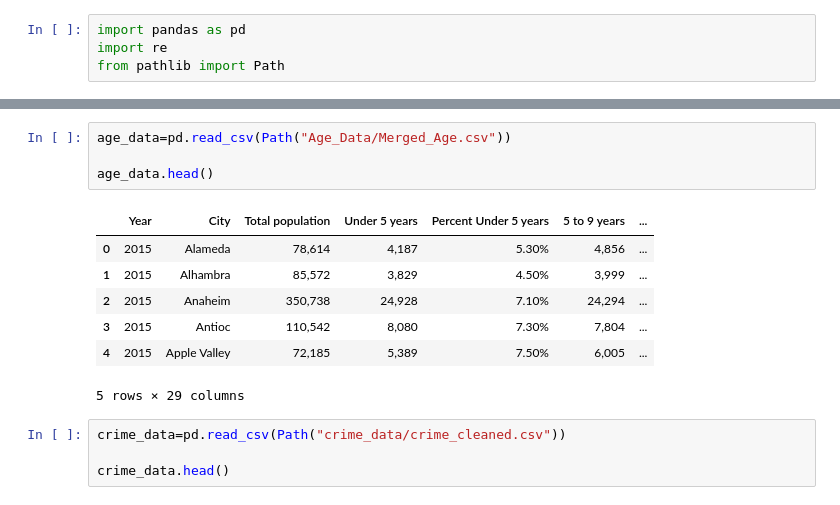
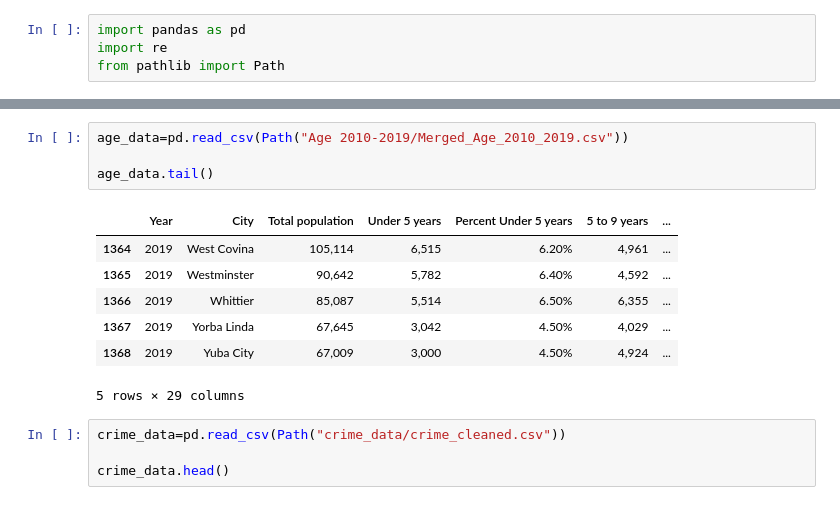
Before and after one commit to eshih22/crime_rate_prediction, a Jupyter notebook: Combine Data.ipynb, the cells around one changed output, grey strips where cells are left out. Cells and saved outputs as stored; diff of their text form.

Commit message:
combined new data

```diff
--- a/Combine Data.ipynb
+++ b/Combine Data.ipynb
@@ -16,14 +16,14 @@ edu_data.head()
 # %%
-age_data=pd.read_csv(Path("Age_Data/Merged_Age.csv"))
+age_data=pd.read_csv(Path("Age 2010-2019/Merged_Age_2010_2019.csv"))
 
-age_data.head()
+age_data.tail()
 # %% [output]
 |  | Year | City | Total population | Under 5 years | Percent Under 5 years | 5 to 9 years | ... |
-| 0 | 2015 | Alameda | 78,614 | 4,187 | 5.30% | 4,856 | ... |
-| 1 | 2015 | Alhambra | 85,572 | 3,829 | 4.50% | 3,999 | ... |
-| 2 | 2015 | Anaheim | 350,738 | 24,928 | 7.10% | 24,294 | ... |
-| 3 | 2015 | Antioc | 110,542 | 8,080 | 7.30% | 7,804 | ... |
-| 4 | 2015 | Apple Valley | 72,185 | 5,389 | 7.50% | 6,005 | ... |
+| 1364 | 2019 | West Covina | 105,114 | 6,515 | 6.20% | 4,961 | ... |
+| 1365 | 2019 | Westminster | 90,642 | 5,782 | 6.40% | 4,592 | ... |
+| 1366 | 2019 | Whittier | 85,087 | 5,514 | 6.50% | 6,355 | ... |
+| 1367 | 2019 | Yorba Linda | 67,645 | 3,042 | 4.50% | 4,029 | ... |
+| 1368 | 2019 | Yuba City | 67,009 | 3,000 | 4.50% | 4,924 | ... |
 5 rows × 29 columns
 # %%
 crime_data=pd.read_csv(Path("crime_data/crime_cleaned.csv"))
```
Also changed, not shown: parts of 13 cells of this notebook, 5 other files.
